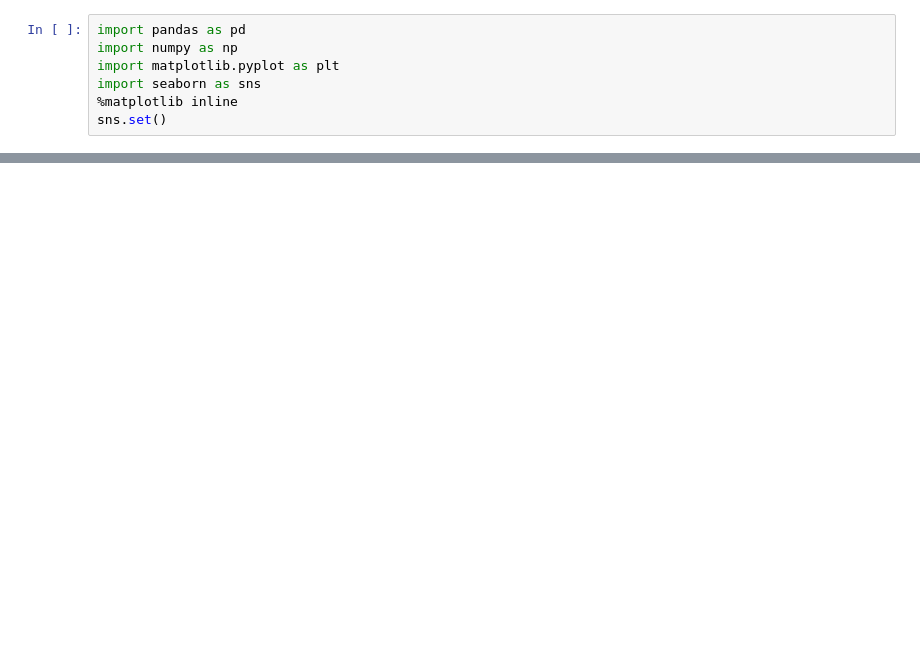
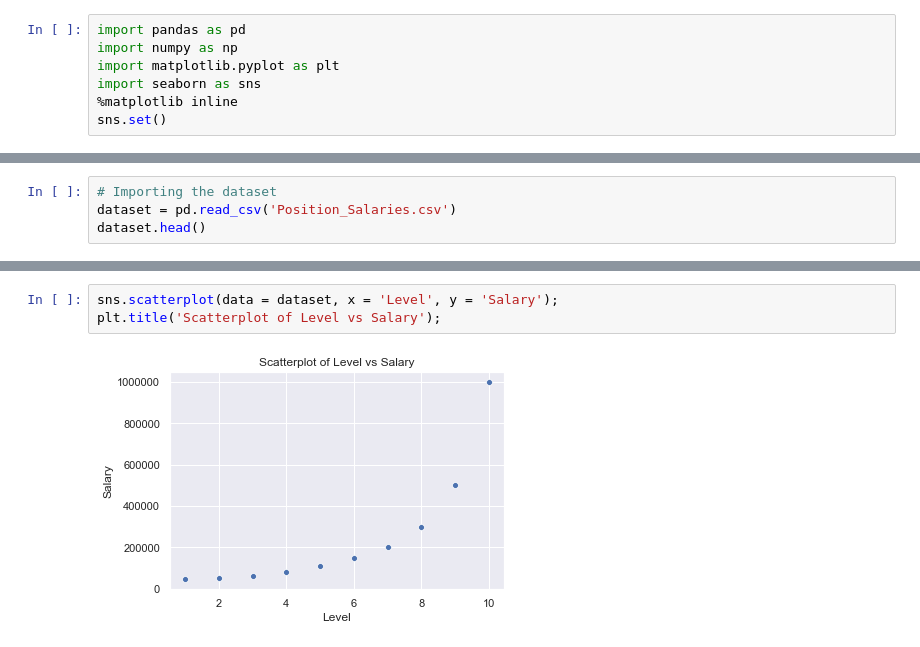
Before and after one commit to jeswingeorge/Machine-Learning-A-Z-Udemy, a Jupyter notebook: 2.Regression/6. Polynomial Regression/polynomial_regression.ipynb, the cells around one changed output, grey strips where cells are left out. Cells and saved outputs as stored; diff of their text form; blank space fills up the shorter version.

```diff
--- a/2.Regression/6. Polynomial Regression/polynomial_regression.ipynb
+++ b/2.Regression/6. Polynomial Regression/polynomial_regression.ipynb
@@ -50,0 +63,4 @@ Treat $ x, x^2,. . . .x^k $ as k variables. This is a linear function of $a_0, a
+# %%
+# Importing the dataset
+dataset = pd.read_csv('Position_Salaries.csv')
+dataset.head()
@@ -50,0 +74,5 @@ Treat $ x, x^2,. . . .x^k $ as k variables. This is a linear function of $a_0, a
+# %%
+sns.scatterplot(data = dataset, x = 'Level', y = 'Salary');
+plt.title('Scatterplot of Level vs Salary');
+# %% [output]
+[figure, added]
```
Also changed, not shown: parts of 40 cells of this notebook, 4 other files.
